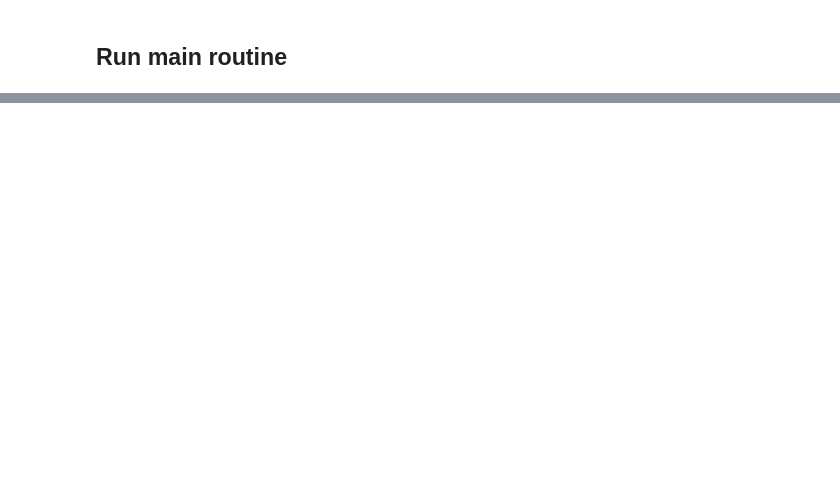
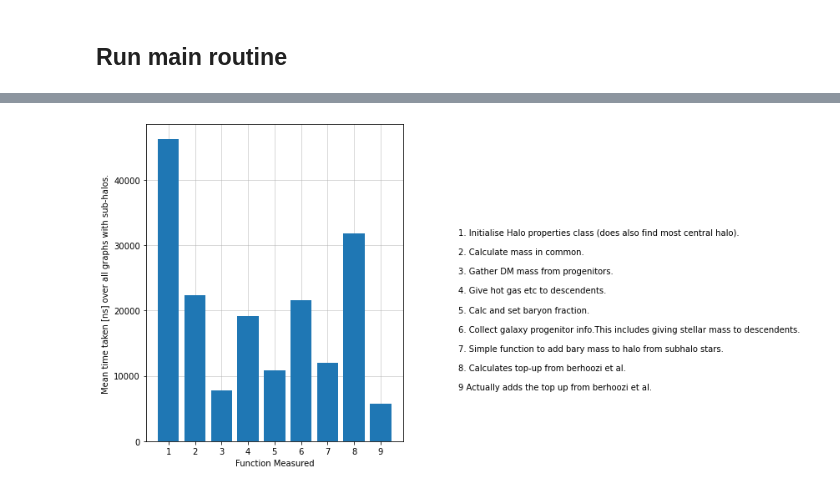
Before and after one commit to AnBowell/Final-Year-Project-py-galaxies, a Jupyter notebook: Host-Galaxy baryon interactions.ipynb, the cells around one changed output, grey strips where cells are left out. Saved outputs shown, nothing was run; the diff lists cells and outputs as text; code cells hidden in the pictures; blank space fills up the shorter version.

```diff
--- a/Host-Galaxy baryon interactions.ipynb
+++ b/Host-Galaxy baryon interactions.ipynb
@@ -187,0 +156,6 @@ array([], dtype=float64)
+# %%
+PyGalaxies.Monitor.bar_chart_funcs(model_params.timing_data_save_path,
+                                   model_params.input_filepath,
+                                   model_params.timing_graph_save_path)
+# %% [output]
+[figure, added]
```
Also changed, not shown: parts of 5 cells of this notebook, 5 other files.
